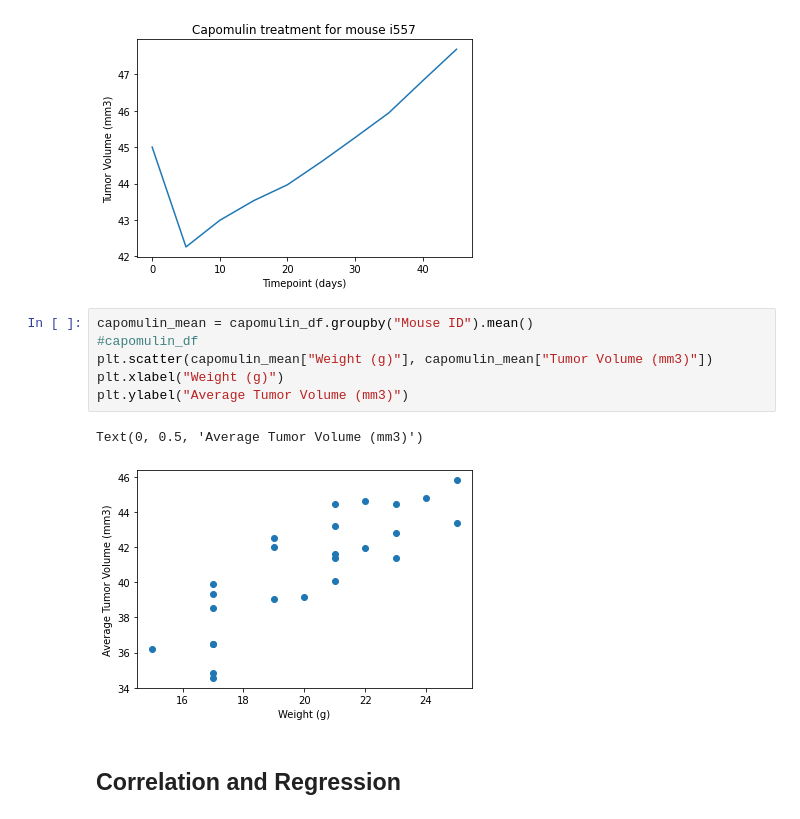
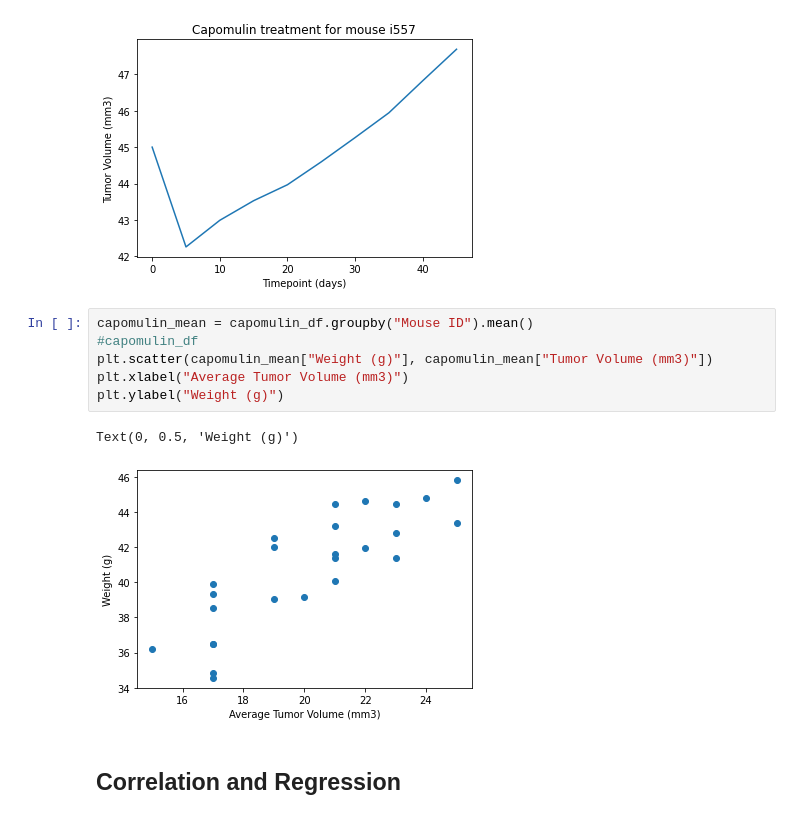
Before and after one commit to lyndsaywylie/Pymaceuticals, a Jupyter notebook: pymaceuticals_starter.ipynb, the cells around one changed output. Cells and saved outputs as stored; diff of their text form.

```diff
--- a/pymaceuticals_starter.ipynb
+++ b/pymaceuticals_starter.ipynb
@@ -278,12 +283,12 @@ Text(0.5, 1.0, 'Capomulin treatment for mouse i557')
 # %%
 capomulin_mean = capomulin_df.groupby("Mouse ID").mean()
 #capomulin_df
 plt.scatter(capomulin_mean["Weight (g)"], capomulin_mean["Tumor Volume (mm3)"])
-plt.xlabel("Weight (g)")
-plt.ylabel("Average Tumor Volume (mm3)")
+plt.xlabel("Average Tumor Volume (mm3)")
+plt.ylabel("Weight (g)")
 # %% [output]
-Text(0, 0.5, 'Average Tumor Volume (mm3)')
+Text(0, 0.5, 'Weight (g)')
-[figure, old version]
+[figure, new version]
 # %% [markdown]
 ## Correlation and Regression
 # %%
```
Also changed, not shown: parts of 2 cells of this notebook.
